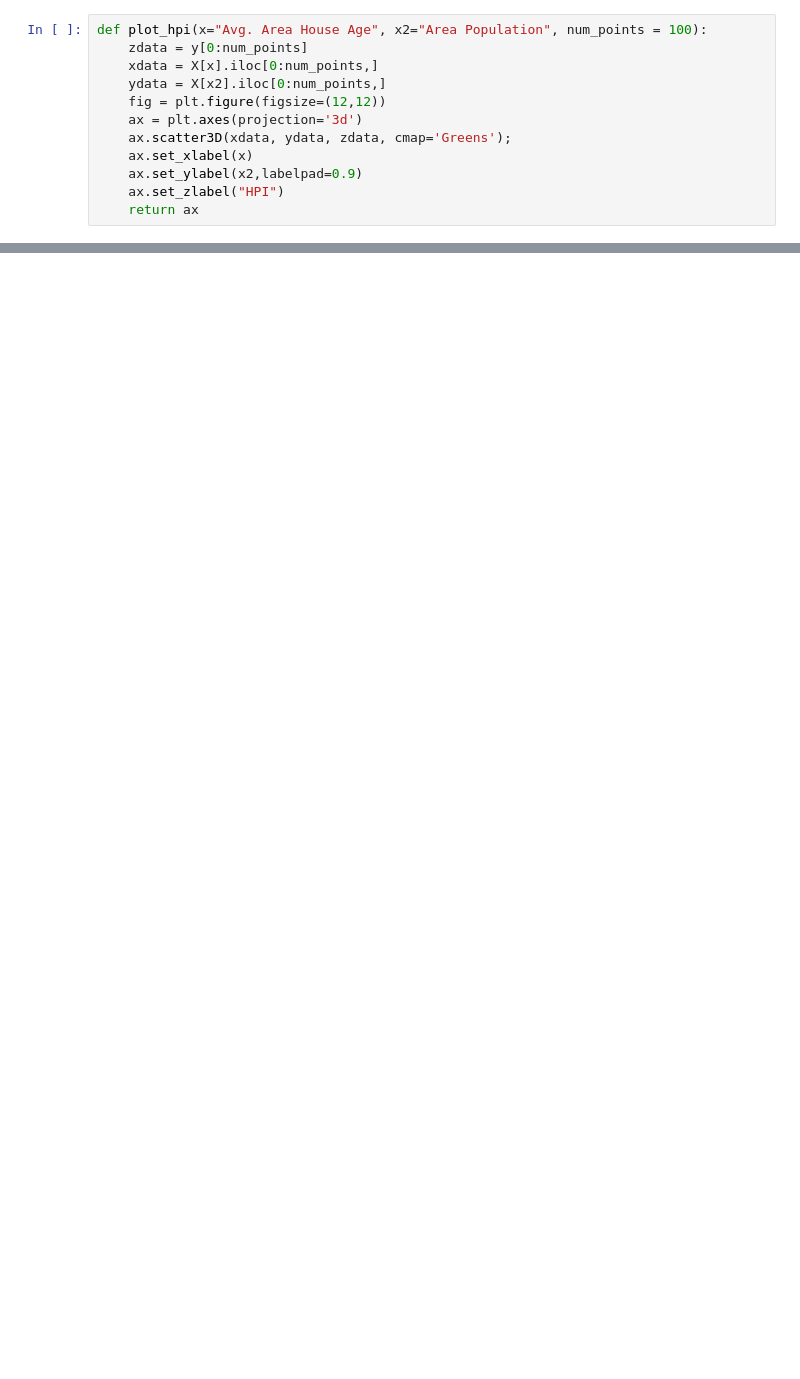
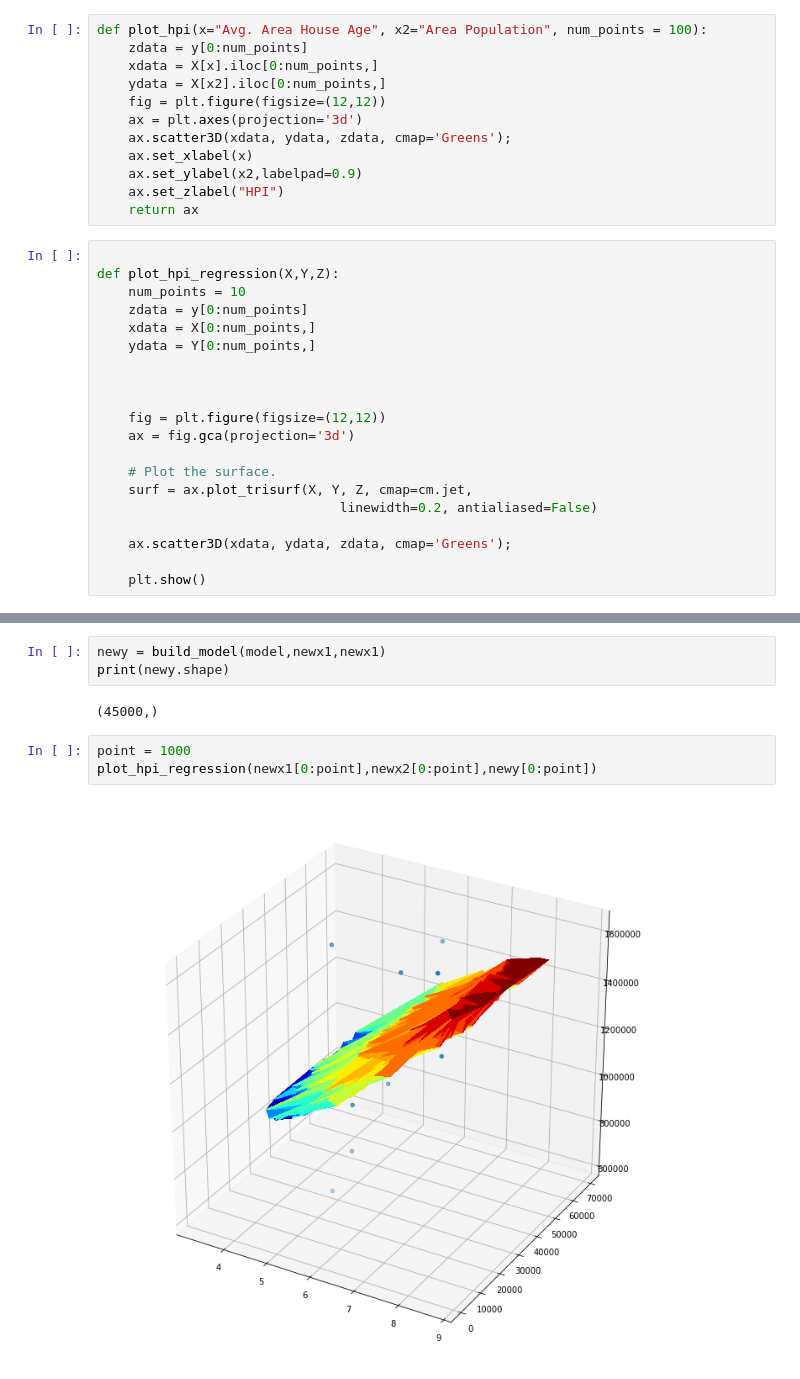
Before and after one commit to jdariasl/ML_IntroductoryCourse, a Jupyter notebook: library/HPI.ipynb, the cells around one changed output, grey strips where cells are left out. Drawn from its saved outputs; the diff is of its cells as text; blank space fills up the shorter version.

```diff
--- a/library/HPI.ipynb
+++ b/library/HPI.ipynb
@@ -135,3 +125,23 @@ def plot_hpi(x="Avg. Area House Age", x2="Area Population", num_points = 100):
     ax.set_ylabel(x2,labelpad=0.9)
     ax.set_zlabel("HPI")
     return ax
+# %%
+
+def plot_hpi_regression(X,Y,Z):
+    num_points = 10
+    zdata = y[0:num_points]
+    xdata = X[0:num_points,]
+    ydata = Y[0:num_points,]
+
+
+
+    fig = plt.figure(figsize=(12,12))
+    ax = fig.gca(projection='3d')
+
+    # Plot the surface.
+    surf = ax.plot_trisurf(X, Y, Z, cmap=cm.jet,
+                               linewidth=0.2, antialiased=False)
+
+    ax.scatter3D(xdata, ydata, zdata, cmap='Greens');
+
+    plt.show()
@@ -185,0 +182,10 @@ train_model(lm)
+# %%
+newy = build_model(model,newx1,newx1)
+print(newy.shape)
+# %% [output]
+(45000,)
+# %%
+point = 1000
+plot_hpi_regression(newx1[0:point],newx2[0:point],newy[0:point])
+# %% [output]
+[figure, added]
```
Also changed, not shown: parts of 17 cells of this notebook.
